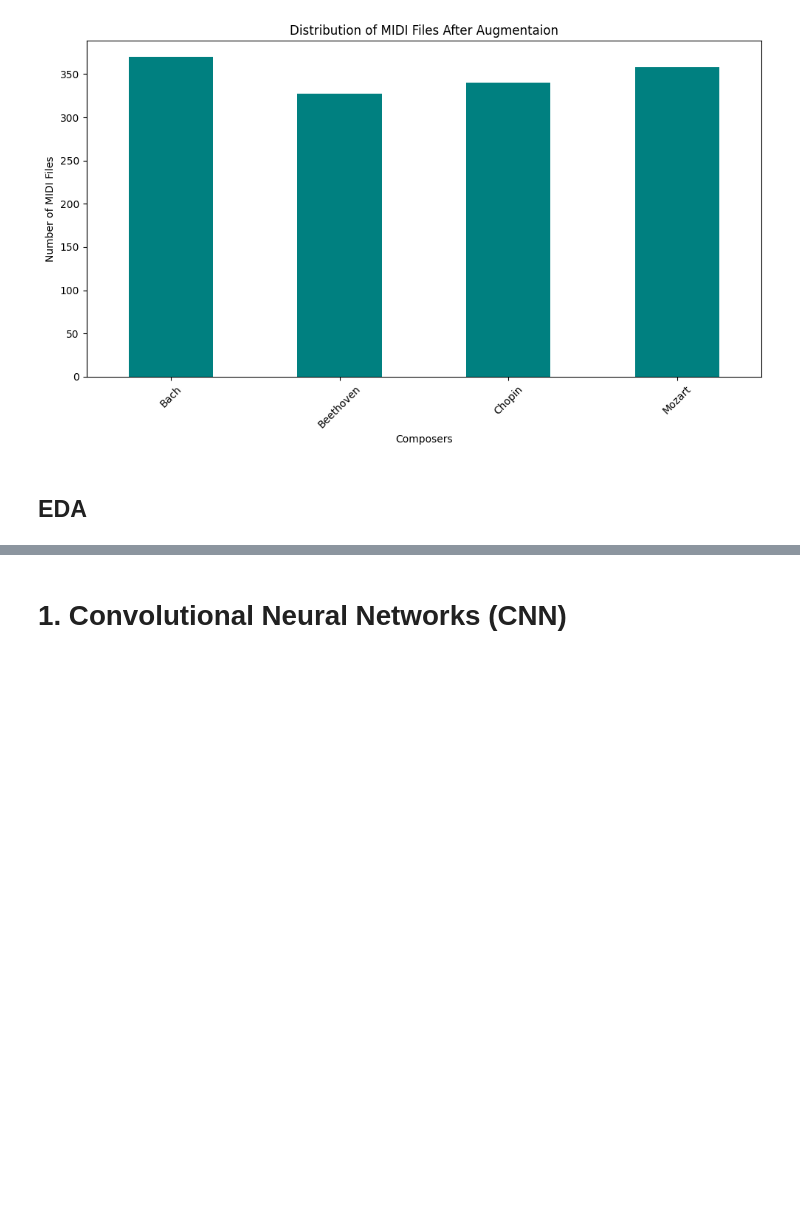
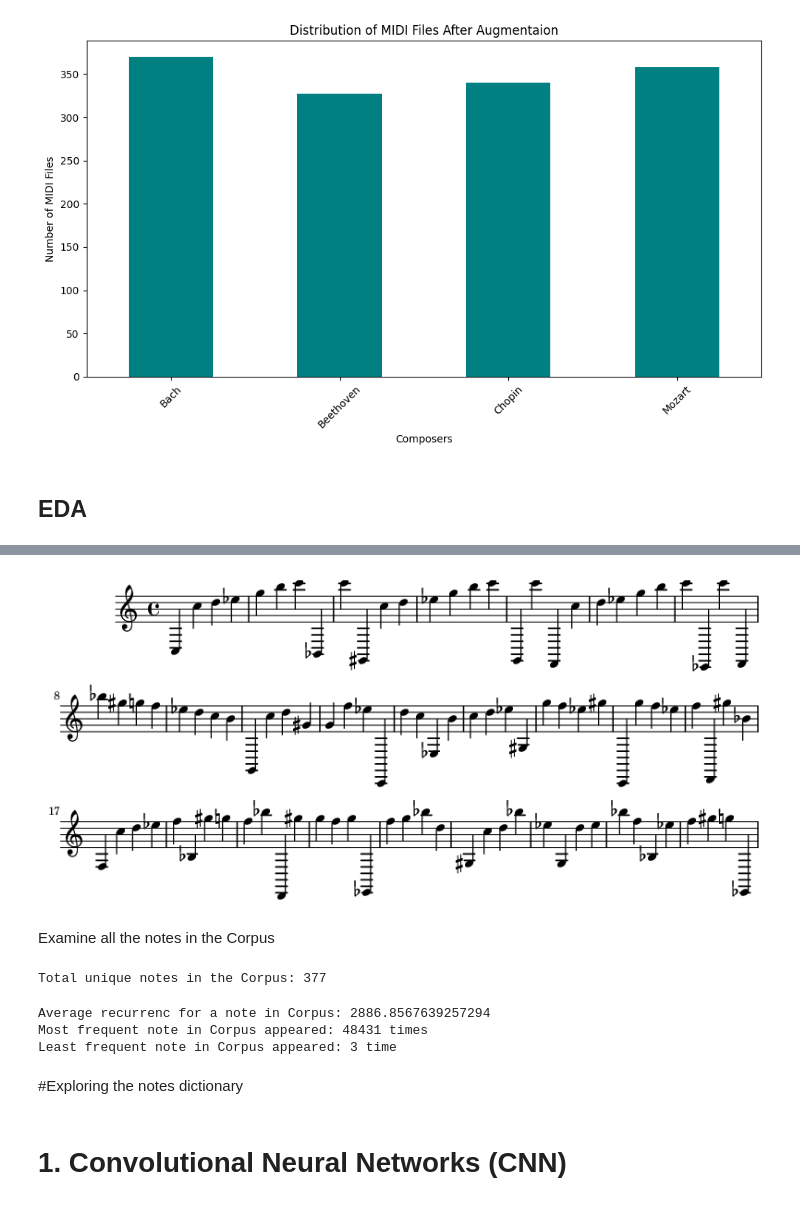
Before and after one commit to seema469/AAI_511_DeepLearning, a Jupyter notebook: composer_classification.ipynb, the cells around one changed output, grey strips where cells are left out. Cells and saved outputs as stored; diff of their text form; code cells hidden in the pictures; blank space fills up the shorter version.

```diff
--- a/composer_classification.ipynb
+++ b/composer_classification.ipynb
@@ -315,0 +549,19 @@ plt.show()
+# %%
+#Helping function
+def extract_notes(file):
+    notes = []
+    pick = None
+    for j in file:
+        songs = instrument.partitionByInstrument(j)
+        for part in songs.parts:
+            pick = part.recurse()
+            for element in pick:
+                if isinstance(element, note.Note):
+                    notes.append(str(element.pitch))
+                elif isinstance(element, chord.Chord):
+                    notes.append(".".join(str(n) for n in element.normalOrder))
+
+    return notes
+#Getting the list of notes as Corpus
+Corpus= extract_notes(all_midis)
+print("Total notes in all the Chopin midis in the dataset:", len(Corpus))
@@ -316,3 +609,61 @@ plt.show()
+# %%
+#First Lets write some functions that we need to look into the data
+def show(music):
+    display(Image(str(music.write("lily.png"))))
+
+def chords_n_notes(Snippet):
+    Melody = []
+    offset = 0 #Incremental
+    for i in Snippet:
+        #If it is chord
+        if ("." in i or i.isdigit()):
+            chord_notes = i.split(".") #Seperating the notes in chord
+            notes = []
+            for j in chord_notes:
+                inst_note=int(j)
+                note_snip = note.Note(inst_note)
+                notes.append(note_snip)
+                chord_snip = chord.Chord(notes)
+                chord_snip.offset = offset
+                Melody.append(chord_snip)
+        # pattern is a note
+        else:
+            note_snip = note.Note(i)
+            note_snip.offset = offset
+            Melody.append(note_snip)
+        # increase offset each iteration so that notes do not stack
+        offset += 1
+    Melody_midi = stream.Stream(Melody)
+    return Melody_midi
+
+Melody_Snippet = chords_n_notes(Corpus[:100])
+show(Melody_Snippet)
+# %% [output]
+[figure, added]
+# %% [markdown]
+Examine all the notes in the Corpus
+# %%
+#Creating a count dictionary
+count_num = Counter(Corpus)
+print("Total unique notes in the Corpus:", len(count_num))
+# %% [output]
+Total unique notes in the Corpus: 377
+# %%
+#Exploring the notes dictionary
+Notes = list(count_num.keys())
+Recurrence = list(count_num.values())
+#Average recurrenc for a note in Corpus
+def Average(lst):
+    return sum(lst) / len(lst)
+print("Average recurrenc for a note in Corpus:", Average(Recurrence))
+print("Most frequent note in Corpus appeared:", max(Recurrence), "times")
+print("Least frequent note in Corpus appeared:", min(Recurrence), "time")
+# %% [output]
+Average recurrenc for a note in Corpus: 2886.8567639257294
+Most frequent note in Corpus appeared: 48431 times
+Least frequent note in Corpus appeared: 3 time
+# %% [markdown]
+#Exploring the notes dictionary
 # %% [markdown]
 # 1. Convolutional Neural Networks (CNN)
 # %% [markdown]
```
Also changed, not shown: parts of 17 cells of this notebook.
